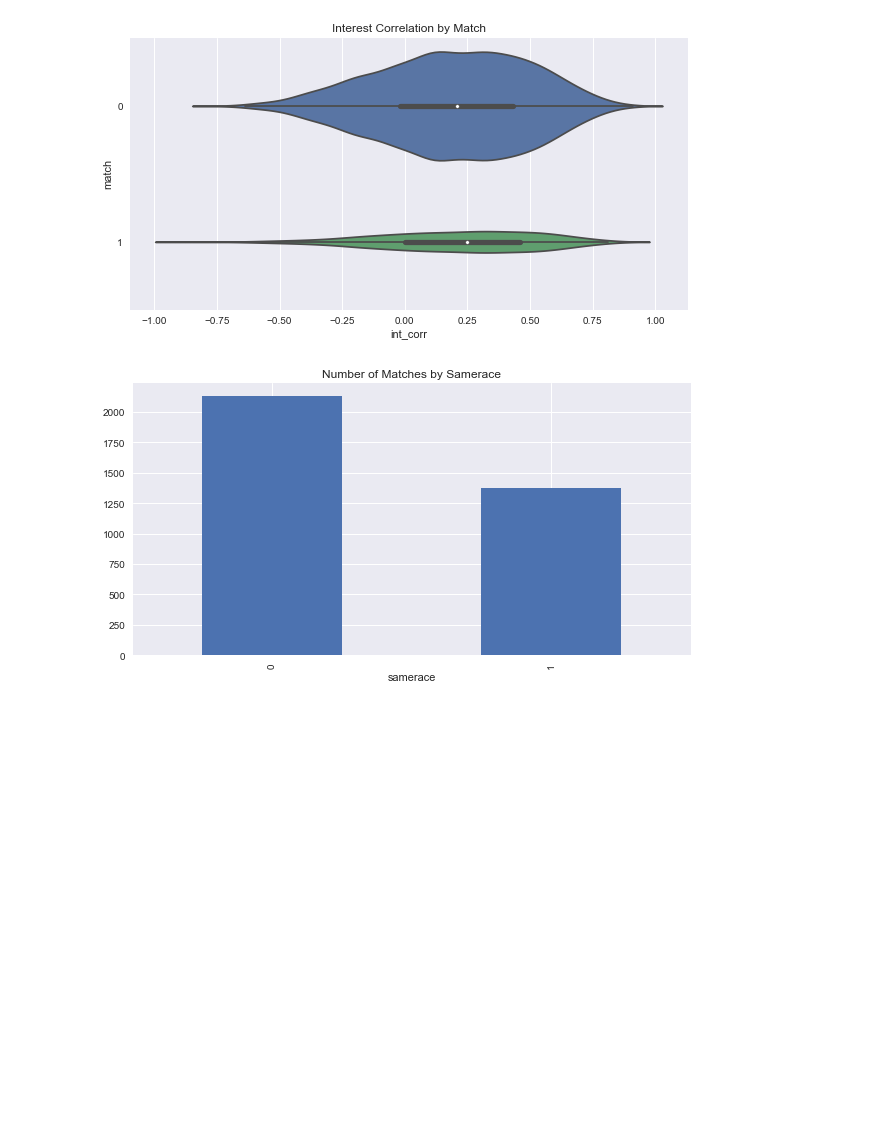
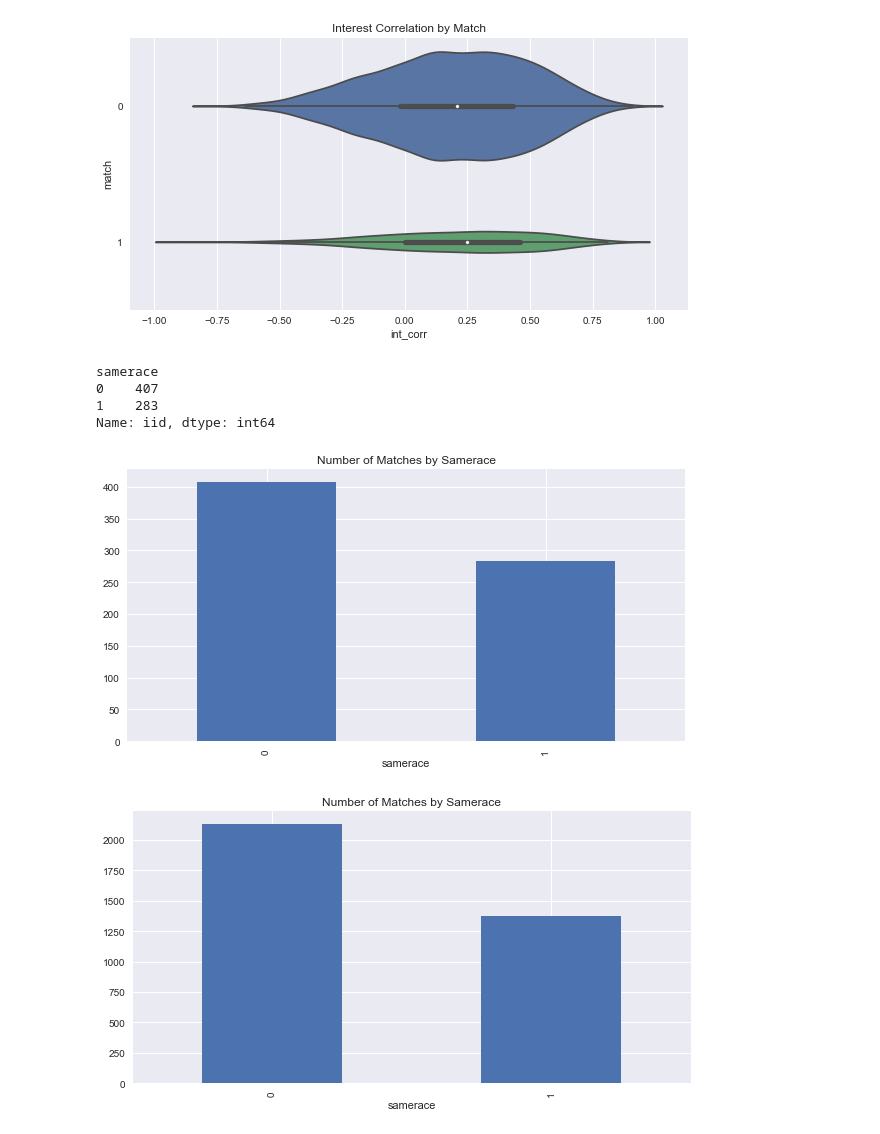
Before and after one commit to aarontrefler/ucsd-cse-291D-project, a Jupyter notebook: notebooks/exploratory/0.2-AT-exploratory-analysis.ipynb, the cells around one changed output. Drawn from its saved outputs; the diff is of its cells as text; code cells hidden in the pictures; blank space fills up the shorter version.

```diff
--- a/notebooks/exploratory/0.2-AT-exploratory-analysis.ipynb
+++ b/notebooks/exploratory/0.2-AT-exploratory-analysis.ipynb
@@ -93,6 +93,22 @@ plt.title("Interest Correlation by Match")
 plt.show()
 # %% [output]
 [figure]
+# %%
+data_male_df[data_male_df["match"] == 1].groupby(by="samerace")["iid"].count()
+# %% [output]
+samerace
+0    407
+1    283
+Name: iid, dtype: int64
+# %%
+plt.figure(figsize=(10,5))
+
+data_male_df[data_male_df["match"] == 1].groupby(by="samerace")["iid"].count().plot(kind="bar")
+plt.title("Number of Matches by Samerace")
+
+plt.show()
+# %% [output]
+[figure, added]
 # %%
 plt.figure(figsize=(10,5))
 
```
Also changed, not shown: 5 other files.
